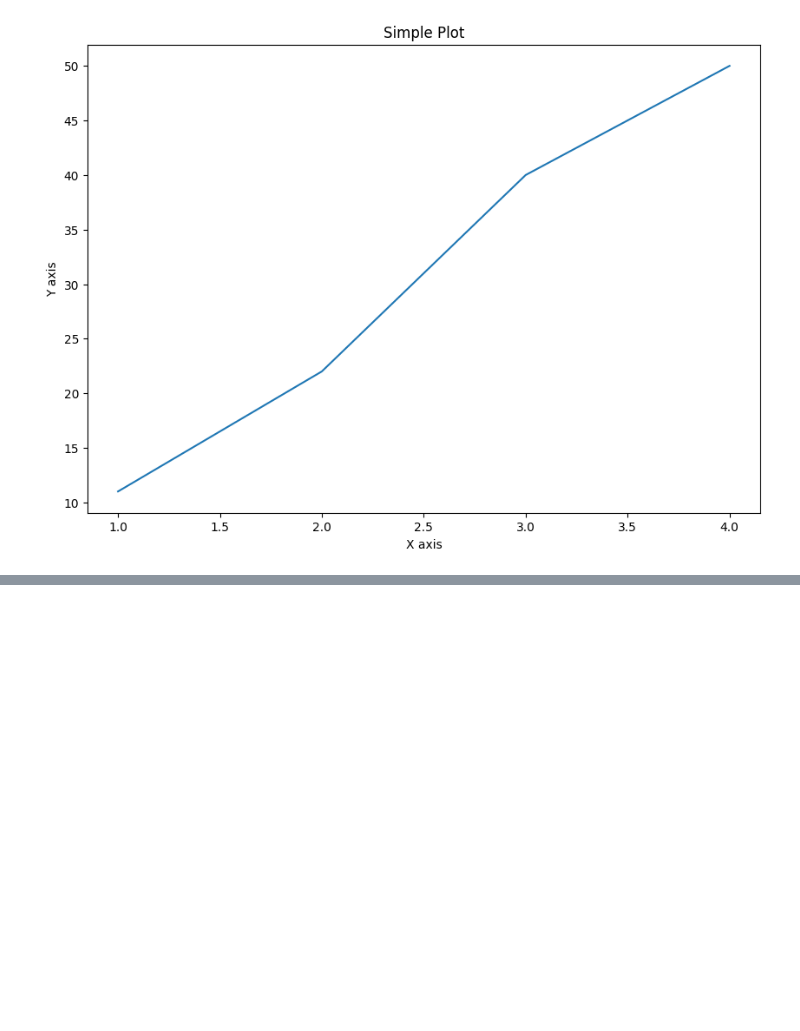
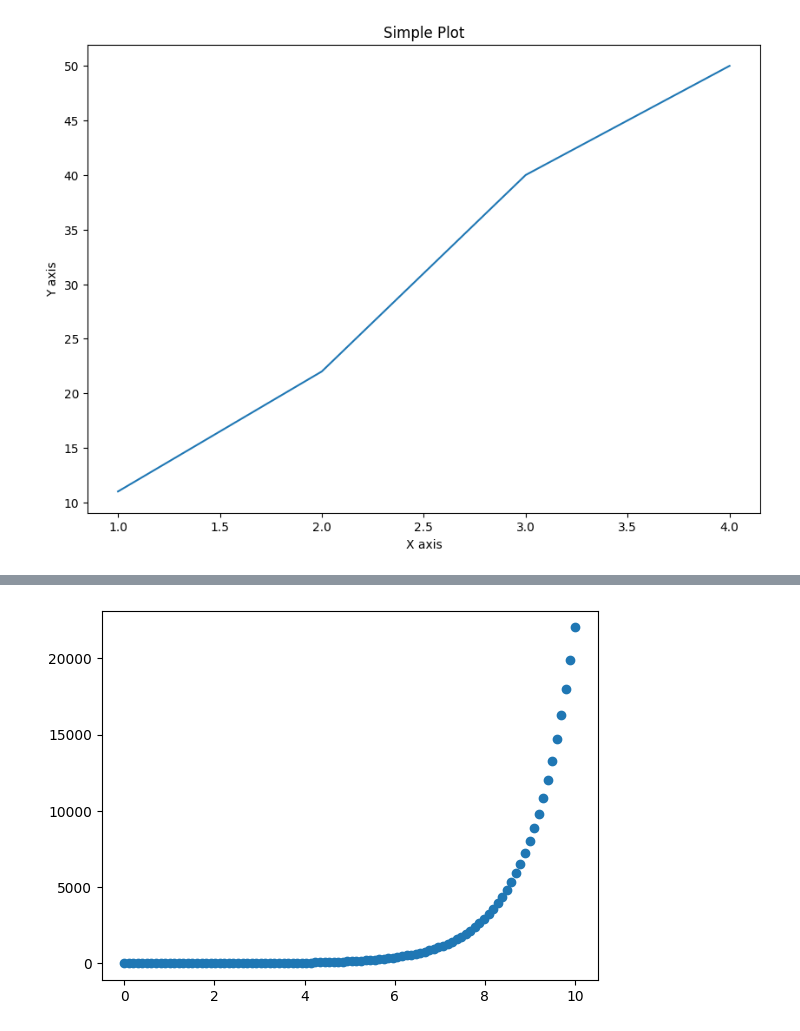
Before and after one commit to Shermukhammat/ZTM_Data_Science, a Jupyter notebook: Matplotlib/introduction_to_Matplotlib.ipynb, the cells around one changed output, grey strips where cells are left out. Drawn from its saved outputs; the diff is of its cells as text; code cells hidden in the pictures; blank space fills up the shorter version.

```diff
--- a/Matplotlib/introduction_to_Matplotlib.ipynb
+++ b/Matplotlib/introduction_to_Matplotlib.ipynb
@@ -82,0 +125,6 @@ plt.show()
+# %%
+# Use same data to make a scatter
+fig, ax = plt.subplots()
+ax.scatter(x, np.exp(x));
+# %% [output]
+[figure, added]
```
Also changed, not shown: parts of 11 cells of this notebook.
